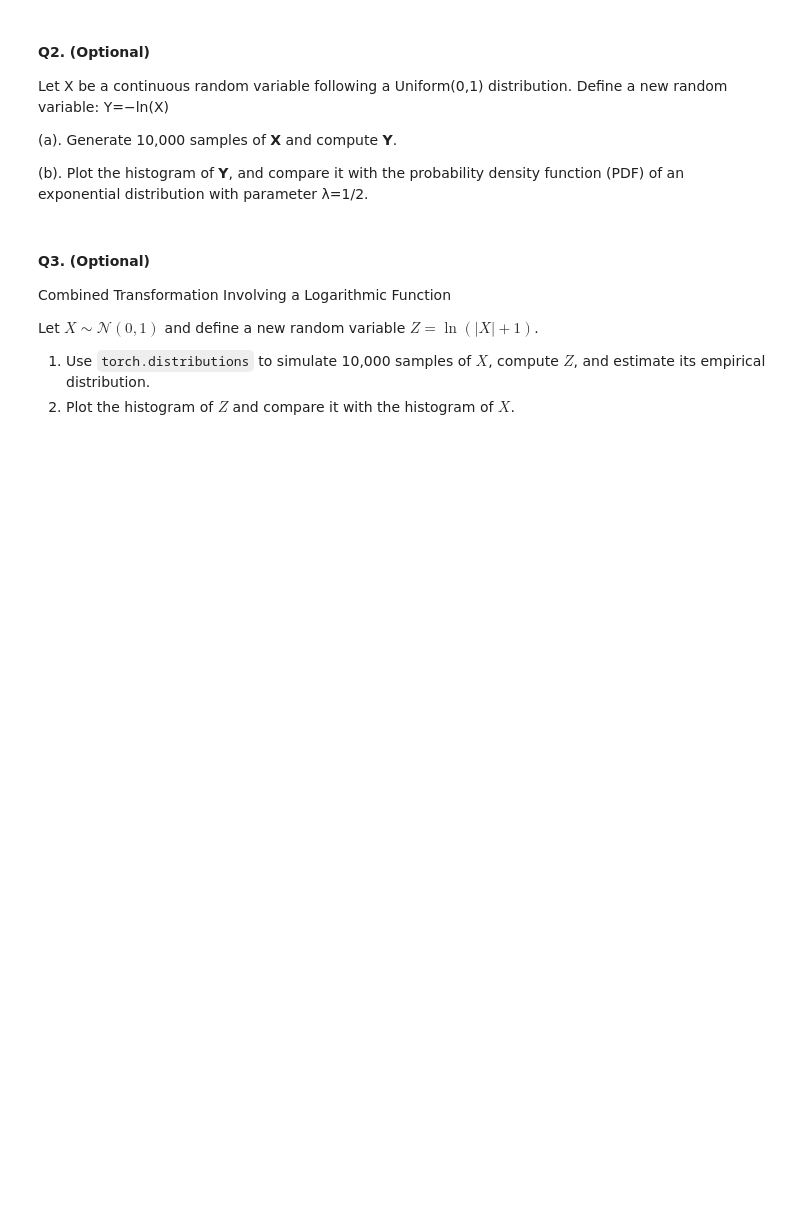
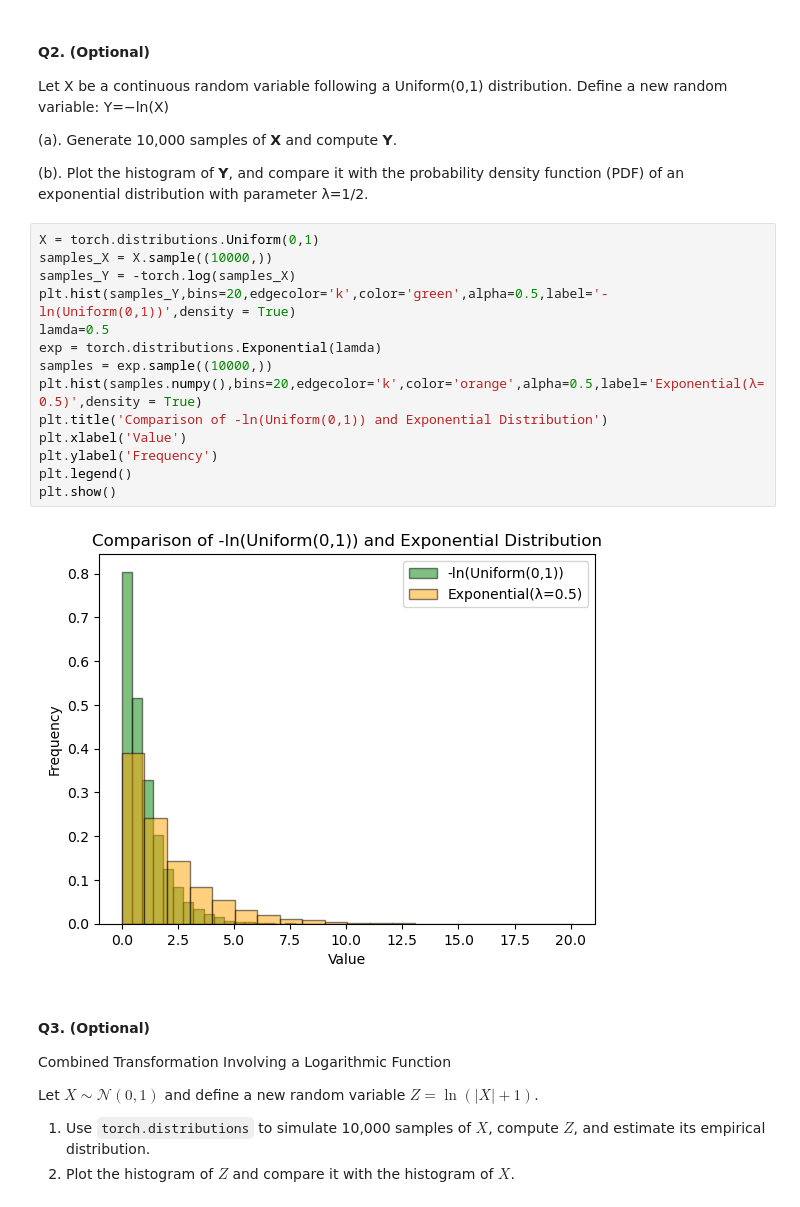
Before and after one commit to ChaitanyaBhoite/PSDV_Assgn_4, a Jupyter notebook: Lab4-Random-Variables.ipynb, the cells around one changed output. Cells and saved outputs as stored; diff of their text form; blank space fills up the shorter version.

```diff
--- a/Lab4-Random-Variables.ipynb
+++ b/Lab4-Random-Variables.ipynb
@@ -1540,6 +1628,22 @@ Let X be a continuous random variable following a Uniform(0,1) distribution. Def
 (a). Generate 10,000 samples of **X** and compute **Y**.
 
 (b). Plot the histogram of **Y**, and compare it with the probability density function (PDF) of an exponential distribution with parameter λ=1/2.
+# %%
+X = torch.distributions.Uniform(0,1)
+samples_X = X.sample((10000,))
+samples_Y = -torch.log(samples_X)
+plt.hist(samples_Y,bins=20,edgecolor='k',color='green',alpha=0.5,label='-ln(Uniform(0,1))',density = True)
+lamda=0.5
+exp = torch.distributions.Exponential(lamda)
+samples = exp.sample((10000,))
+plt.hist(samples.numpy(),bins=20,edgecolor='k',color='orange',alpha=0.5,label='Exponential(λ=0.5)',density = True)
+plt.title('Comparison of -ln(Uniform(0,1)) and Exponential Distribution')
+plt.xlabel('Value')
+plt.ylabel('Frequency')
+plt.legend()
+plt.show()
+# %% [output]
+[figure, added]
 # %% [markdown]
 #### Q3. (Optional)
 Combined Transformation Involving a Logarithmic Function
```
Also changed, not shown: parts of 41 cells of this notebook, 1 other file.
